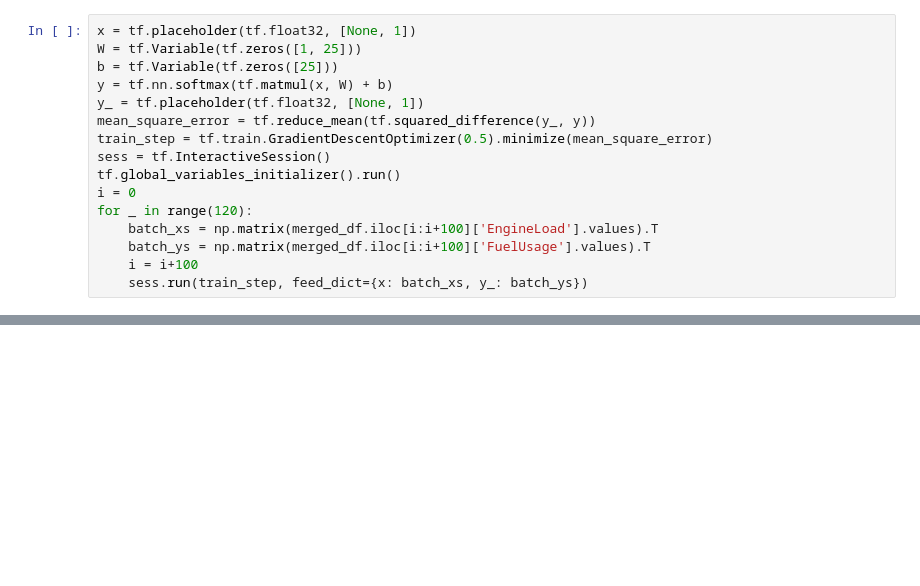
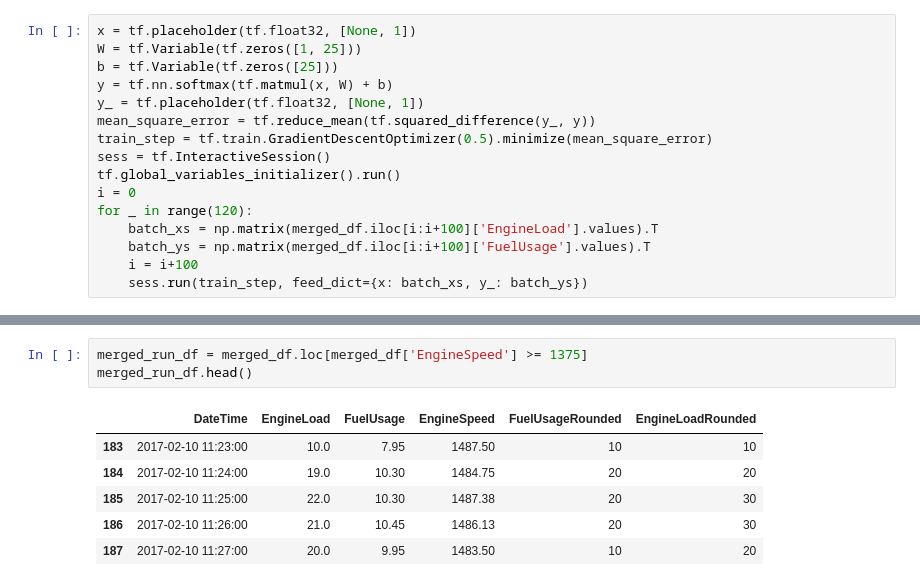
Before and after one commit to GauriShah/ConcertIoT, a Jupyter notebook: ElFuAnalysis.ipynb, the cells around one changed output, grey strips where cells are left out. Saved outputs shown, nothing was run; the diff lists cells and outputs as text; blank space fills up the shorter version.

```diff
--- a/ElFuAnalysis.ipynb
+++ b/ElFuAnalysis.ipynb
@@ -252,0 +290,10 @@ show(p1)
+# %%
+merged_run_df = merged_df.loc[merged_df['EngineSpeed'] >= 1375]
+merged_run_df.head()
+# %% [output]
+|  | DateTime | EngineLoad | FuelUsage | EngineSpeed | FuelUsageRounded | EngineLoadRounded |
+| 183 | 2017-02-10 11:23:00 | 10.0 | 7.95 | 1487.50 | 10 | 10 |
+| 184 | 2017-02-10 11:24:00 | 19.0 | 10.30 | 1484.75 | 20 | 20 |
+| 185 | 2017-02-10 11:25:00 | 22.0 | 10.30 | 1487.38 | 20 | 30 |
+| 186 | 2017-02-10 11:26:00 | 21.0 | 10.45 | 1486.13 | 20 | 30 |
+| 187 | 2017-02-10 11:27:00 | 20.0 | 9.95 | 1483.50 | 10 | 20 |
```
Also changed, not shown: parts of 31 cells of this notebook.
